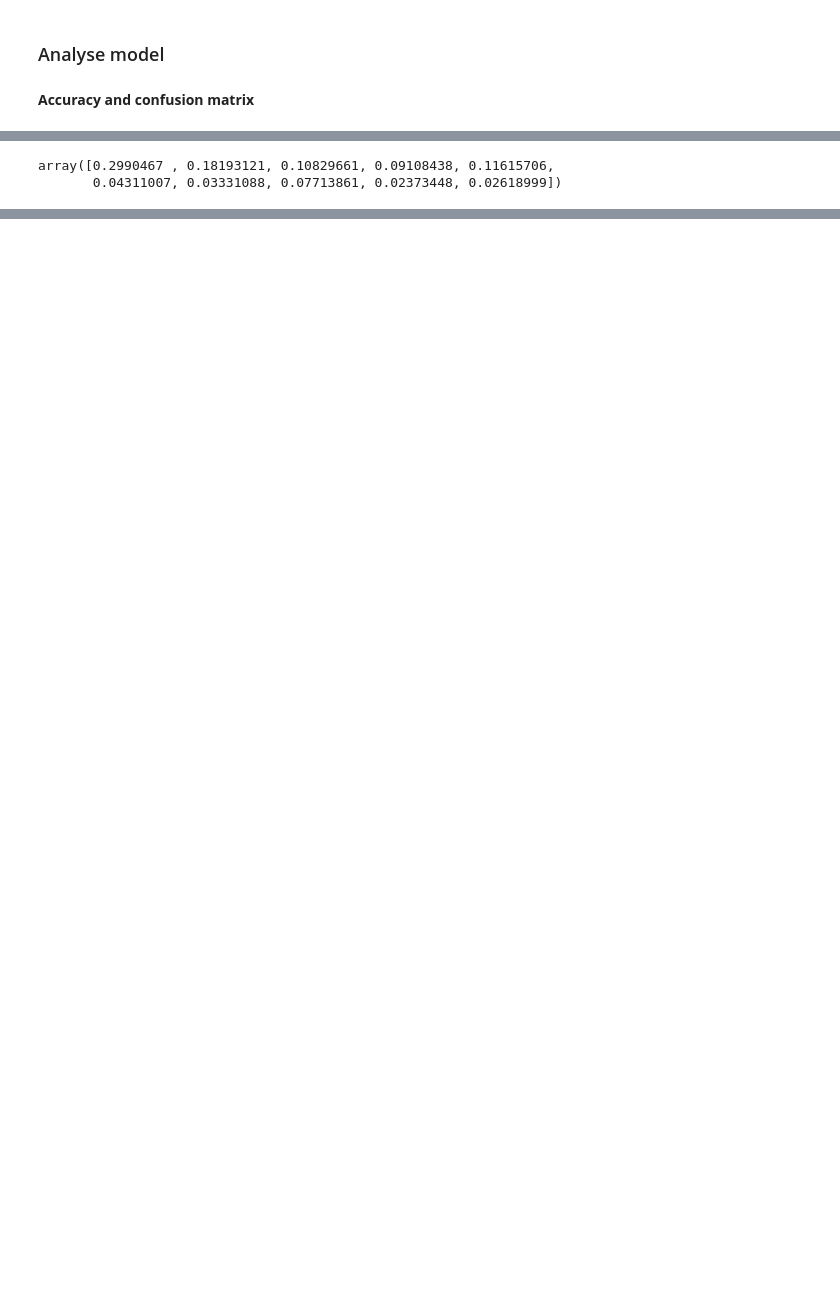
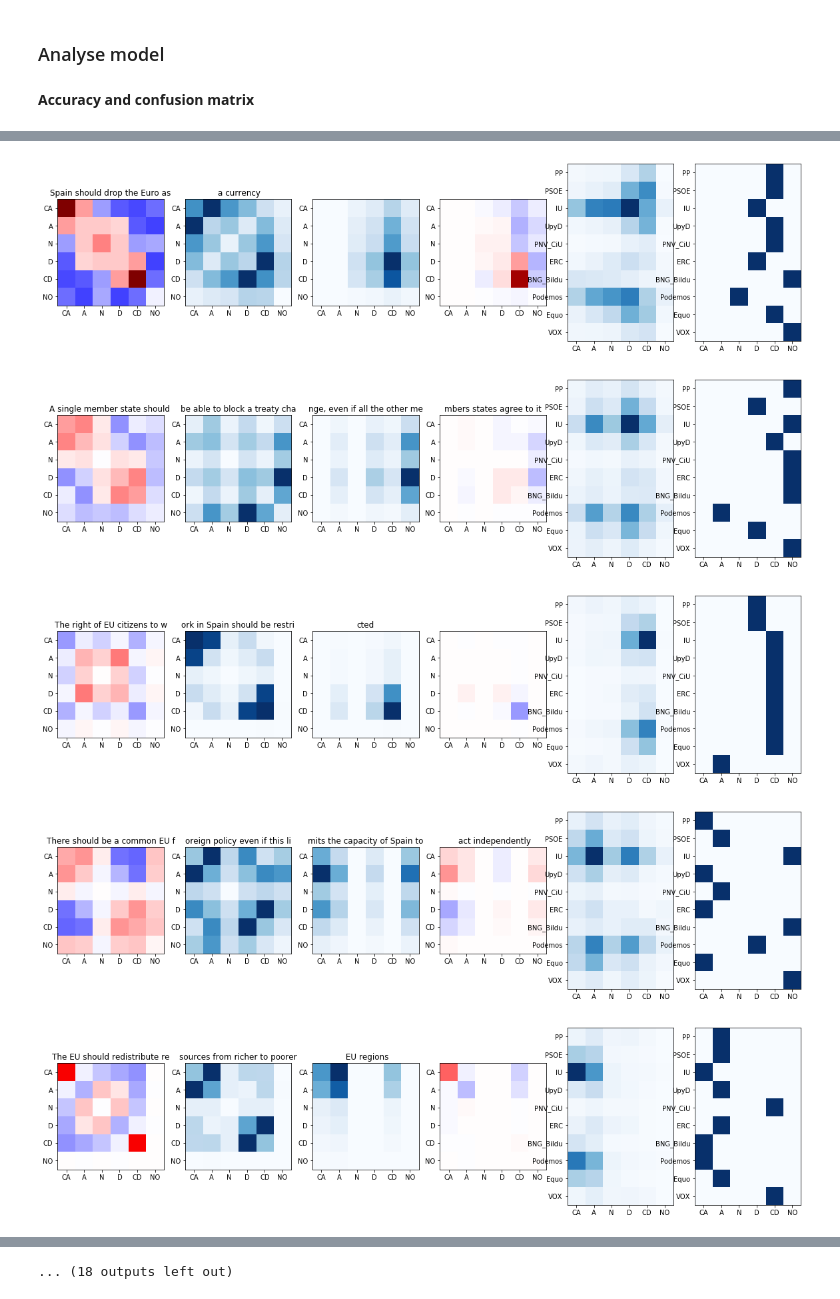
Before and after one commit to Juillermo/VAA-data, a Jupyter notebook: Root/Algorithm/Algorithm.ipynb, the cells around one changed output, grey strips where cells are left out. Drawn from its saved outputs; the diff is of its cells as text; code cells hidden in the pictures; blank space fills up the shorter version.

Commit message:
without weights

```diff
--- a/Root/Algorithm/Algorithm.ipynb
+++ b/Root/Algorithm/Algorithm.ipynb
@@ -263,5 +305,0 @@ array([0.13068396, 0.26631015, 0.05175572, 0.29272386, 0.04306092,
-# %%
-pred[1]
-# %% [output]
-array([0.2990467 , 0.18193121, 0.10829661, 0.09108438, 0.11615706,
-       0.04311007, 0.03331088, 0.07713861, 0.02373448, 0.02618999])
@@ -267,0 +328,4 @@ array([0.2990467 , 0.18193121, 0.10829661, 0.09108438, 0.11615706,
+# %%
+scores = np.zeros_like(D_end)
+for j in range(N):
+    scores[j] = np.multiply(freq_abs[j], D_end[j])
@@ -267,0 +371,56 @@ array([0.2990467 , 0.18193121, 0.10829661, 0.09108438, 0.11615706,
+# %%
+letters_per_line = 29
+_max_D = np.amax(abs(D_end))
+#_max_s = np.amax(abs(scores))
+
+for j in range(N):
+    fig3,ax3 = plt.subplots(1,6, figsize=((20,5)))
+    i = 0
+
+    # Distance matrices
+    cax = ax3[i].imshow( D_end[j], cmap='seismic', vmin = -_max_D, vmax = _max_D)
+    ax3[i].set( title = questions[j][0:letters_per_line] )
+    ax3[i].xaxis.set( ticks = range(L), ticklabels = L_set)
+    ax3[i].yaxis.set( ticks = range(L), ticklabels = L_set)
+    i += 1
+
+    # Mirrored frequencies (for verifying there was enough training data for the weights)
+    freq_mirr = unfold_sum_matrix(freq_abs[j])
+    cax = ax3[i].imshow(freq_mirr , cmap='Blues')
+    ax3[i].set( title = questions[j][letters_per_line:2*letters_per_line] )
+    ax3[i].xaxis.set(ticks=range(L),ticklabels=L_set)
+    ax3[i].yaxis.set(ticks=range(L),ticklabels=L_set)
+    i += 1
+
+    # Absolute frequencies
+    cax = ax3[i].imshow( freq_abs[j], cmap='Blues')
+    ax3[i].set(title=questions[j][2*letters_per_line:3*letters_per_line])
+    ax3[i].xaxis.set( ticks=range(L), ticklabels=L_set )
+    ax3[i].yaxis.set( ticks=range(L), ticklabels=L_set )
+    i += 1
+
+    # Middle scores (for verifying which weights are being significative)
+    #_max_s = np.amax(abs(scores[j]))
+    cax = ax3[i].imshow( np.multiply(D_end[j], freq_abs[j]/np.max(freq_abs[j])), cmap='seismic', vmin = -_max_D, vmax = _max_D)
+    ax3[i].set(title=questions[j][3*letters_per_line:4*letters_per_line])
+    ax3[i].xaxis.set( ticks=range(L), ticklabels=L_set )
+    ax3[i].yaxis.set( ticks=range(L), ticklabels=L_set )
+    i += 1
+
+    # Party frequencies
+    ax3[i].xaxis.set(ticks=range(L),ticklabels=L_set)
+    ax3[i].yaxis.set(ticks=range(K),ticklabels=party_info)
+    cax = ax3[i].imshow( freq_party[j], cmap='Blues', vmin=0)#, vmax=M)
+    i += 1
+
+    # Party answers
+    cax = ax3[i].imshow( P[:,j,:], cmap='Blues')
+    ax3[i].xaxis.set(ticks=range(len(L_set)),ticklabels=L_set)
+    ax3[i].yaxis.set(ticks=range(K),ticklabels=party_info)
+    i += 1
+# %% [output]
+[figure, added]
+[figure, added]
+[figure, added]
+[figure, added]
+[figure, added]
@@ -267,0 +434 @@ array([0.2990467 , 0.18193121, 0.10829661, 0.09108438, 0.11615706,
+... (18 outputs left out)
```
Also changed, not shown: parts of 42 cells of this notebook, 2 other files.
